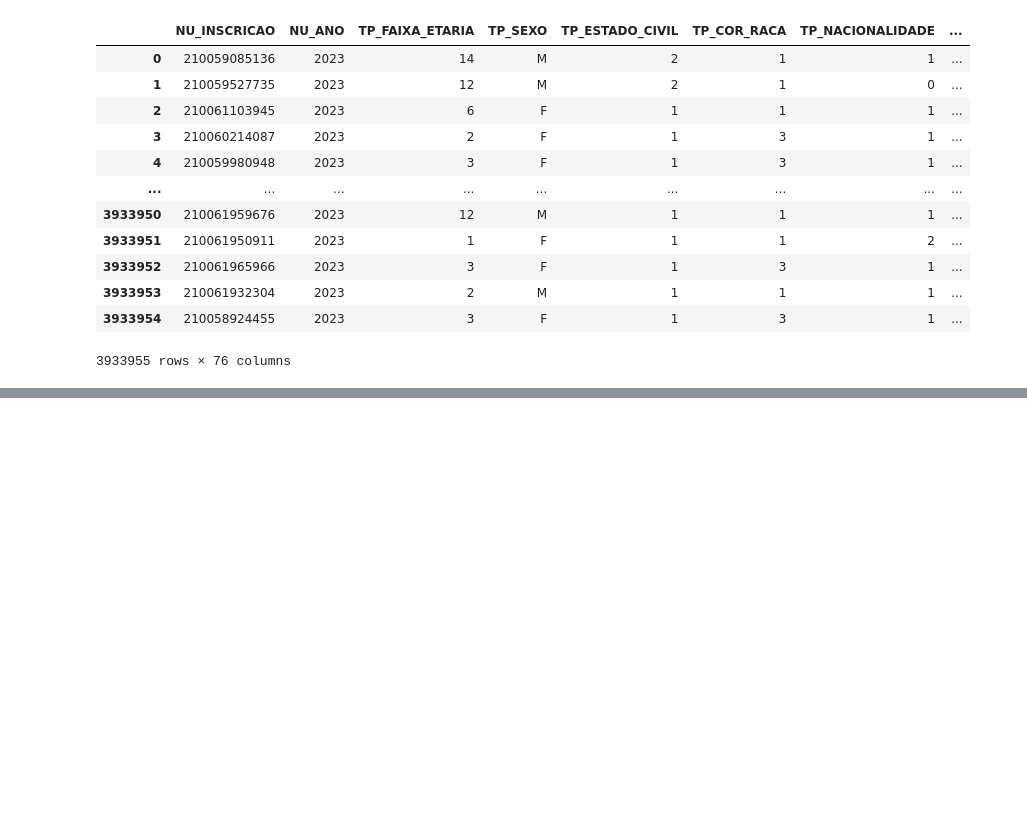
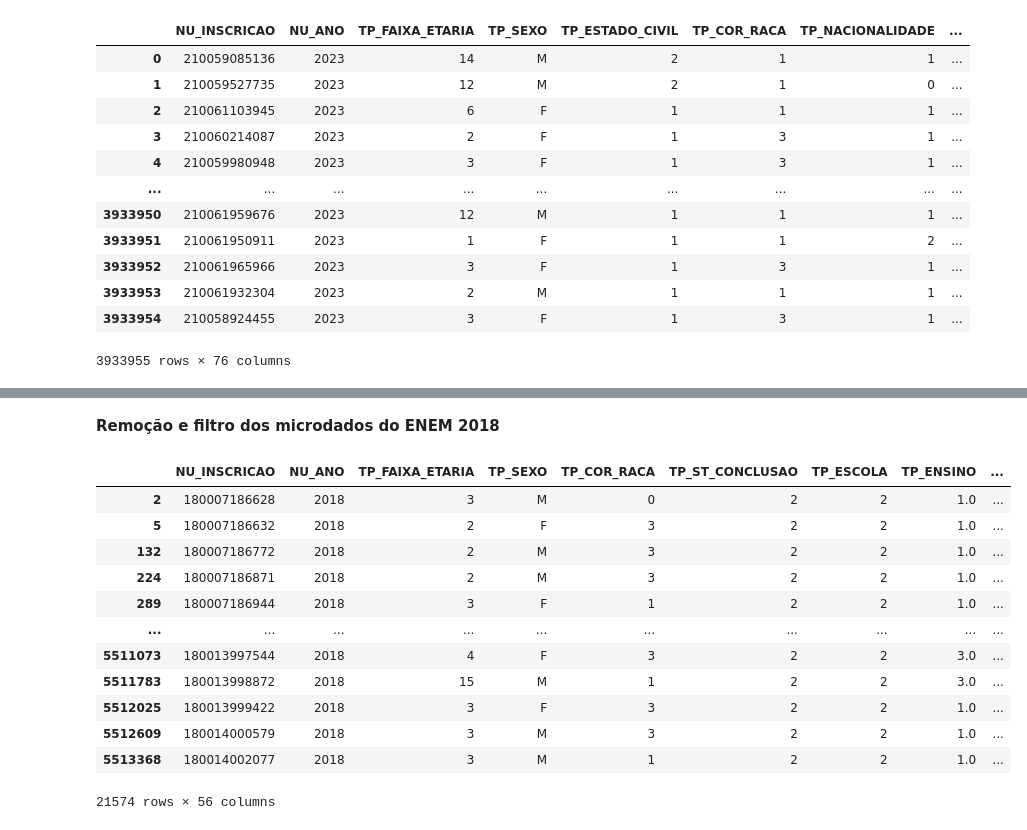
Before and after one commit to NandaLeal/TCC, a Jupyter notebook: TCC.ipynb, the cells around one changed output, grey strips where cells are left out. Cells and saved outputs as stored; diff of their text form; code cells hidden in the pictures; blank space fills up the shorter version.

```diff
--- a/TCC.ipynb
+++ b/TCC.ipynb
@@ -598,0 +609,60 @@ df2023
+# %% [markdown]
+**Remoção e filtro dos microdados do ENEM 2018**
+# %%
+cidades_filtro = [
+    "Almenara","Alvorada de Minas","Angelândia","Araçuaí","Aricanduva","Arinos","Ataléia",
+    "Augusto de Lima","Bandeira","Berilo","Berizal","Bertópolis","Bocaiúva","Bonfinópolis de Minas",
+    "Bonito de Minas","Botumirim","Brasília de Minas","Buenópolis","Buritis","Buritizeiro","Cabeceira Grande",
+    "Cachoeira de Pajeú","Campanário","Campo Azul","Capelinha","Capitão Enéas","Caraí","Carbonita",
+    "Carlos Chagas","Catuji","Catuti","Chapada Gaúcha","Chapada do Norte","Claro dos Poções","Comercinho",
+    "Coração de Jesus","Corinto","Coronel Murta","Couto de Magalhães de Minas","Cristália","Crisólita",
+    "Curral de Dentro","Curvelo","Cônego Marinho","Datas","Diamantina","Divisa Alegre","Divisópolis",
+    "Dom Bosco","Engenheiro Navarro","Espinosa","Felisburgo","Felixlândia","Felício dos Santos","Formoso",
+    "Francisco Badaró","Francisco Dumont","Francisco Sá","Franciscópolis","Frei Gaspar","Fronteira dos Vales",
+    "Fruta de Leite","Gameleiras","Glaucilândia","Gouveia","Grão Mogol","Guaraciama","Ibiaí","Ibiracatu",
+    "Icaraí de Minas","Indaiabira","Inimutaba","Itacambira","Itacarambi","Itaipé","Itamarandiba","Itambacuri",
+    "Itaobim","Itinga","Jacinto","Janaúba","Januária","Japonvar","Jaíba","Jenipapo de Minas","Jequitaí",
+    "Jequitinhonha","Joaquim Felício","Joaíma","Jordânia","Josenópolis","José Gonçalves de Minas","Juramento",
+    "Juvenília","Ladainha","Lagoa dos Patos","Lassance","Leme do Prado","Lontra","Luislândia","Machacalis",
+    "Malacacheta","Mamonas","Manga","Mata Verde","Matias Cardoso","Mato Verde","Medina","Minas Novas",
+    "Mirabela","Miravânia","Monjolos","Montalvânia","Monte Azul","Monte Formoso","Montes Claros","Montezuma",
+    "Morro da Garça","Nanuque","Natalândia","Ninheira","Nova Módica","Nova Porteirinha","Novo Cruzeiro",
+    "Novo Oriente de Minas","Novorizonte","Olhos-d'Água","Ouro Verde de Minas","Padre Carvalho","Padre Paraíso",
+    "Pai Pedro","Palmópolis","Patis","Pavão","Pedra Azul","Pedras de Maria da Cruz","Pescador","Pintópolis",
+    "Pirapora","Ponto Chique","Ponto dos Volantes","Porteirinha","Poté","Presidente Juscelino",
+    "Presidente Kubitschek","Riachinho","Riacho dos Machados","Rio Pardo de Minas","Rio do Prado","Rubelita",
+    "Rubim","Salinas","Salto da Divisa","Santa Cruz de Salinas","Santa Fé de Minas","Santa Helena de Minas",
+    "Santa Maria do Salto","Santo Antônio do Itambé","Santo Antônio do Jacinto","Santo Antônio do Retiro",
+    "Santo Hipólito","Senador Modestino Gonçalves","Serra Azul de Minas","Serra dos Aimorés","Serranópolis de Minas",
+    "Serro","Setubinha","São Francisco","São Gonçalo do Rio Preto","São José do Divino","São João da Lagoa",
+    "São João da Ponte","São João das Missões","São João do Pacuí","São João do Paraíso","São Romão","Taiobeiras",
+    "Teófilo Otoni","Três Marias","Turmalina","Ubaí","Umburatiba","Unaí","Uruana de Minas","Urucuia",
+    "Vargem Grande do Rio Pardo","Varzelândia","Verdelândia","Veredinha","Virgem da Lapa","Várzea da Palma",
+    "Água Boa","Águas Formosas","Águas Vermelhas"
+]
+
+
+df2018_reduzida = df2018.drop(columns=[
+    'TP_ESTADO_CIVIL','TP_NACIONALIDADE','TP_ANO_CONCLUIU','IN_TREINEIRO',
+    'CO_MUNICIPIO_PROVA','NO_MUNICIPIO_PROVA','CO_UF_PROVA','SG_UF_PROVA',
+    'CO_PROVA_CN','CO_PROVA_CH','CO_PROVA_LC','CO_PROVA_MT',
+    'TX_RESPOSTAS_CN','TX_RESPOSTAS_CH','TX_RESPOSTAS_LC','TX_RESPOSTAS_MT',
+    'TX_GABARITO_CN','TX_GABARITO_CH','TX_GABARITO_LC','TX_GABARITO_MT',
+    'Q026','Q027'
+])
+df2018_reduzida = df2018_reduzida[df2018_reduzida['NO_MUNICIPIO_ESC'].isin(cidades_filtro)]
+df2018_reduzida
+# %% [output]
+|  | NU_INSCRICAO | NU_ANO | TP_FAIXA_ETARIA | TP_SEXO | TP_COR_RACA | TP_ST_CONCLUSAO | TP_ESCOLA | TP_ENSINO | ... |
+| 2 | 180007186628 | 2018 | 3 | M | 0 | 2 | 2 | 1.0 | ... |
+| 5 | 180007186632 | 2018 | 2 | F | 3 | 2 | 2 | 1.0 | ... |
+| 132 | 180007186772 | 2018 | 2 | M | 3 | 2 | 2 | 1.0 | ... |
+| 224 | 180007186871 | 2018 | 2 | M | 3 | 2 | 2 | 1.0 | ... |
+| 289 | 180007186944 | 2018 | 3 | F | 1 | 2 | 2 | 1.0 | ... |
+| ... | ... | ... | ... | ... | ... | ... | ... | ... | ... |
+| 5511073 | 180013997544 | 2018 | 4 | F | 3 | 2 | 2 | 3.0 | ... |
+| 5511783 | 180013998872 | 2018 | 15 | M | 1 | 2 | 2 | 3.0 | ... |
+| 5512025 | 180013999422 | 2018 | 3 | F | 3 | 2 | 2 | 1.0 | ... |
+| 5512609 | 180014000579 | 2018 | 3 | M | 3 | 2 | 2 | 1.0 | ... |
+| 5513368 | 180014002077 | 2018 | 3 | M | 1 | 2 | 2 | 1.0 | ... |
+21574 rows × 56 columns
```
Also changed, not shown: parts of 22 cells of this notebook.
